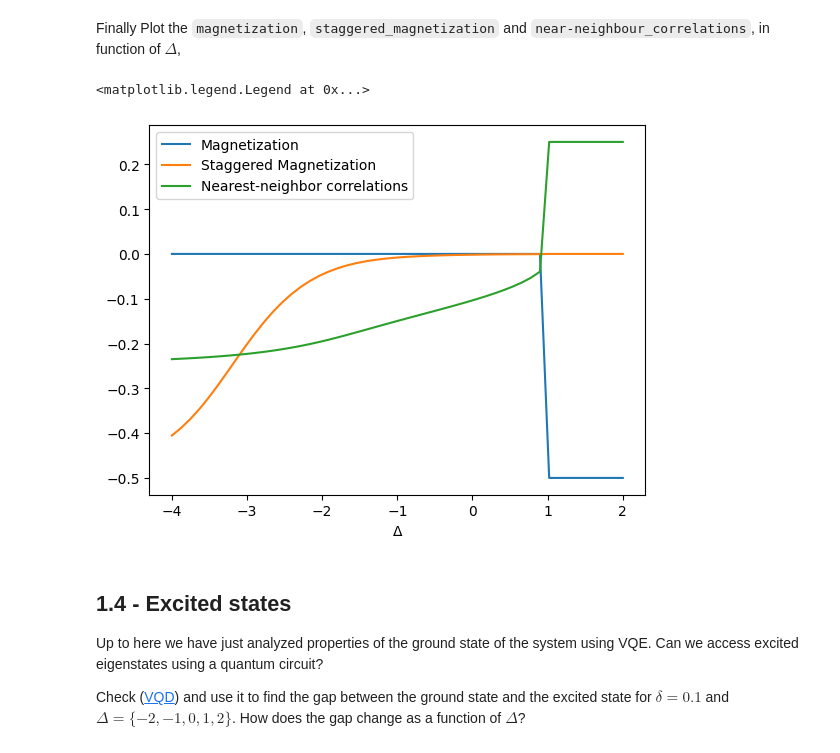
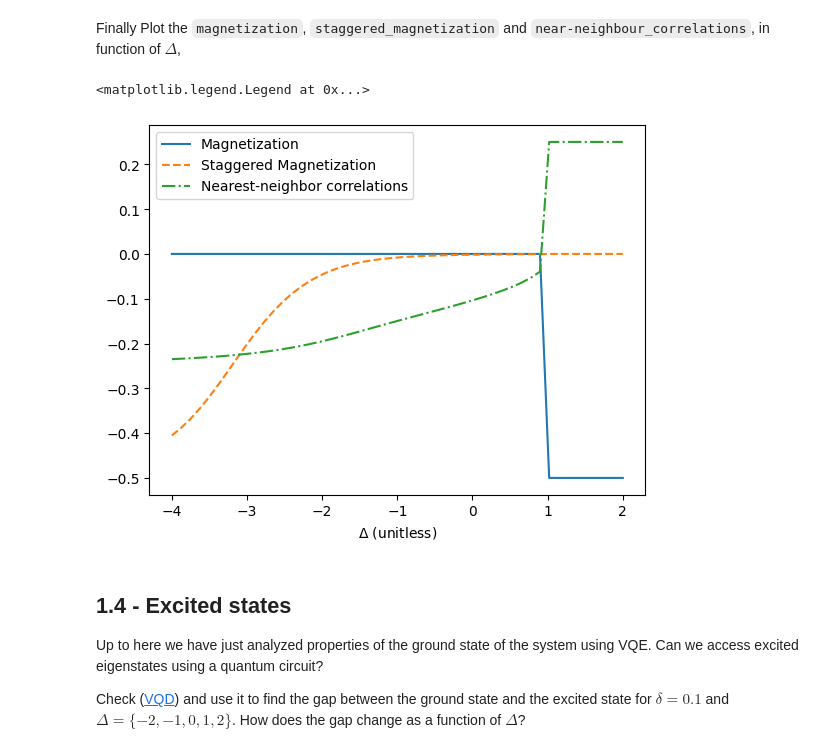
Before and after one commit to carlacarov/qiskit-fall-fest-24-group4, a Jupyter notebook: notebooks/challenges/XXZ_Heisenberg_model/PhysicsChallenge.ipynb, the cells around one changed output. Saved outputs shown, nothing was run; the diff lists cells and outputs as text; code cells hidden in the pictures.

Commit message:
commit again linestyle

```diff
--- a/notebooks/challenges/XXZ_Heisenberg_model/PhysicsChallenge.ipynb
+++ b/notebooks/challenges/XXZ_Heisenberg_model/PhysicsChallenge.ipynb
@@ -795,16 +795,16 @@ Finally Plot the `magnetization`, `staggered_magnetization` and `near-neighbour_
 # %%
 import matplotlib.pyplot as plt
 
-plt.plot(deltas, magnetizations, label="Magnetization")
-plt.plot(deltas, staggered_magnetizations, label="Staggered Magnetization")
-plt.plot(deltas, nearest_neighbour_correlators, label="Nearest-neighbor correlations")
+plt.plot(deltas, magnetizations, linestyle='solid', label="Magnetization")
+plt.plot(deltas, staggered_magnetizations, linestyle='dashed', label="Staggered Magnetization")
+plt.plot(deltas, nearest_neighbour_correlators, linestyle='dashdot', label="Nearest-neighbor correlations")
 
-plt.xlabel("$\Delta$")
+plt.xlabel("$\Delta$ (unitless)")
 
 plt.legend()
 # %% [output]
 <matplotlib.legend.Legend at 0x...>
-[figure, old version]
+[figure, new version]
 # %% [markdown]
 ## 1.4 - Excited states
 
```
Also changed, not shown: parts of 1 cell of this notebook.
